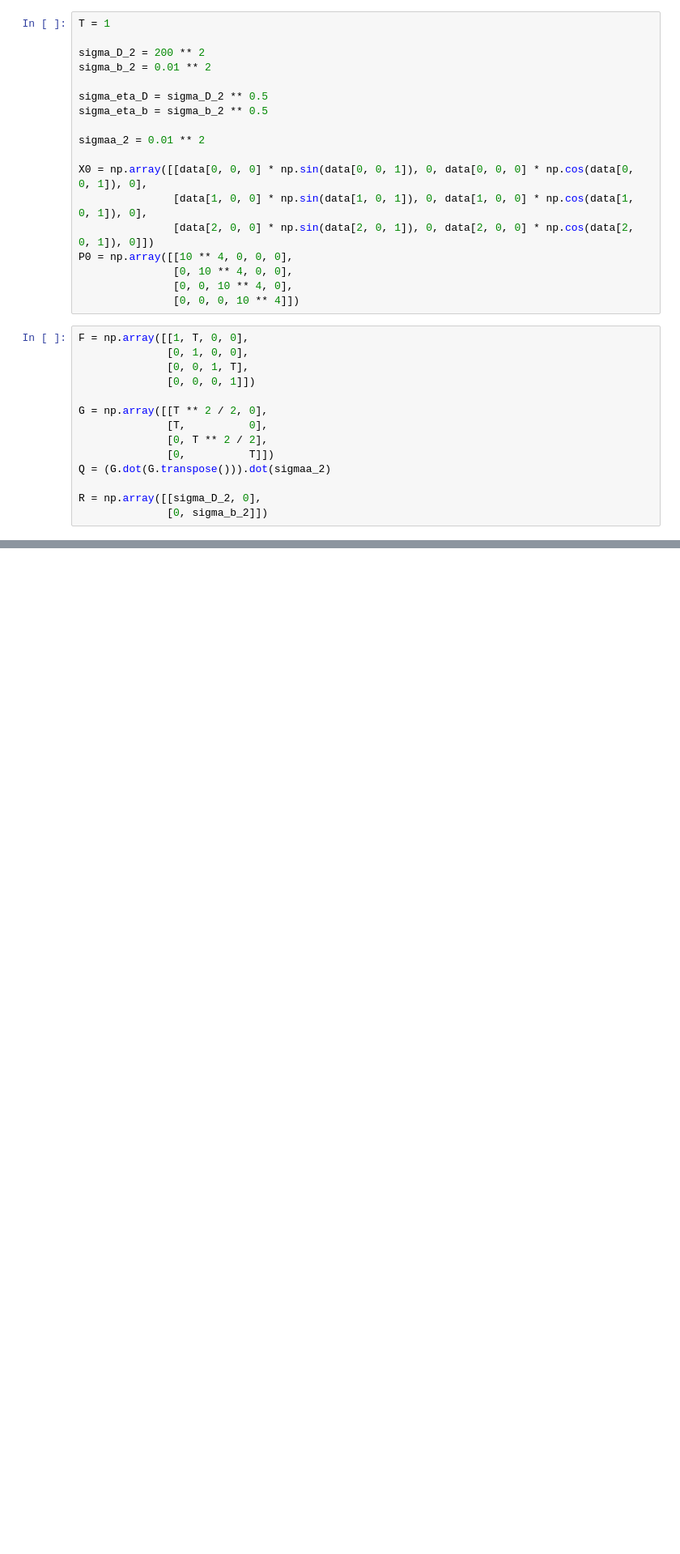
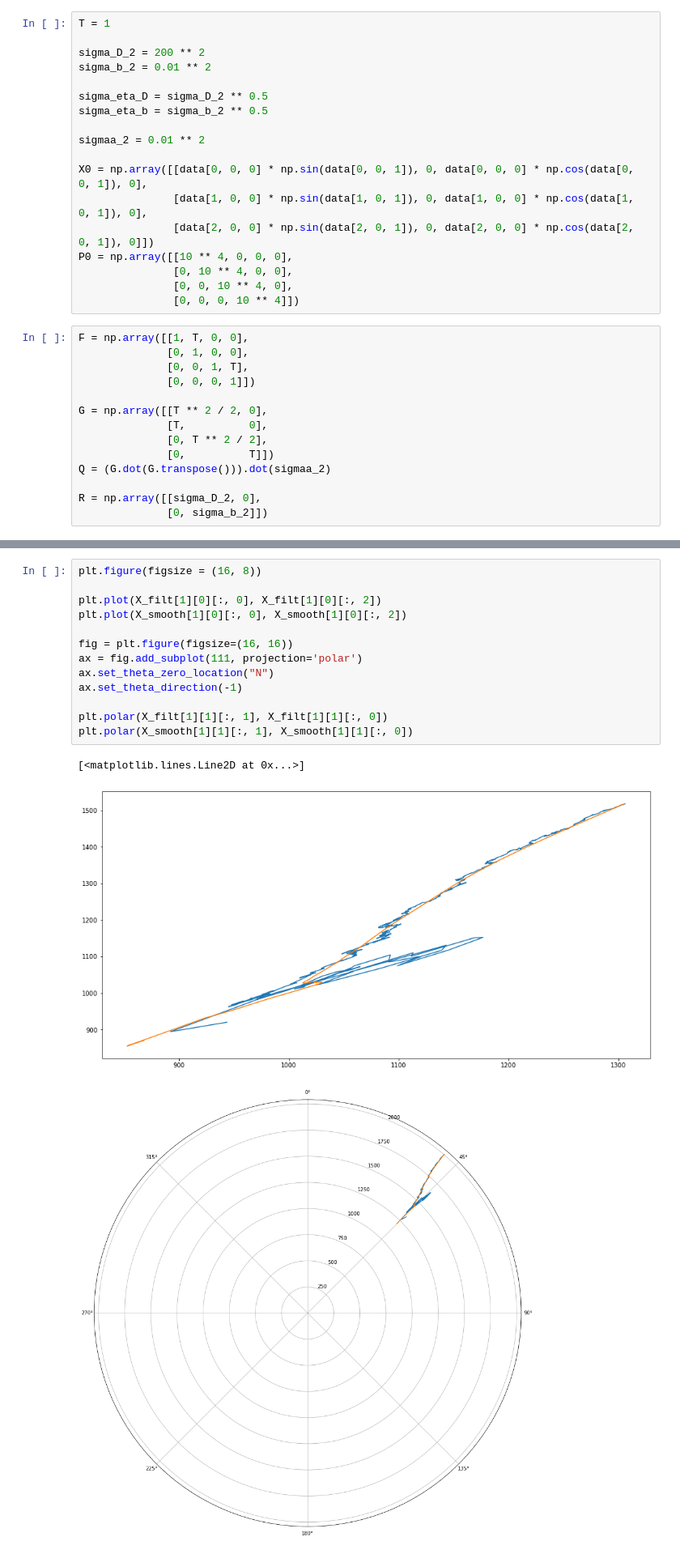
Before and after one commit to aliudvidere/EDP, a Jupyter notebook: EDP/Final project.ipynb, the cells around one changed output, grey strips where cells are left out. Shown at 81% size. Cells and saved outputs as stored; diff of their text form; blank space fills up the shorter version.

```diff
--- a/EDP/Final project.ipynb
+++ b/EDP/Final project.ipynb
@@ -183,0 +196,17 @@ plt.plot(X_smooth[0][:, 0], X_smooth[0][:, 2])
+# %%
+plt.figure(figsize = (16, 8))
+
+plt.plot(X_filt[1][0][:, 0], X_filt[1][0][:, 2])
+plt.plot(X_smooth[1][0][:, 0], X_smooth[1][0][:, 2])
+
+fig = plt.figure(figsize=(16, 16))
+ax = fig.add_subplot(111, projection='polar')
+ax.set_theta_zero_location("N")
+ax.set_theta_direction(-1)
+
+plt.polar(X_filt[1][1][:, 1], X_filt[1][1][:, 0])
+plt.polar(X_smooth[1][1][:, 1], X_smooth[1][1][:, 0])
+# %% [output]
+[<matplotlib.lines.Line2D at 0x...>]
+[figure, added]
+[figure, added]
```
Also changed, not shown: parts of 12 cells of this notebook.
